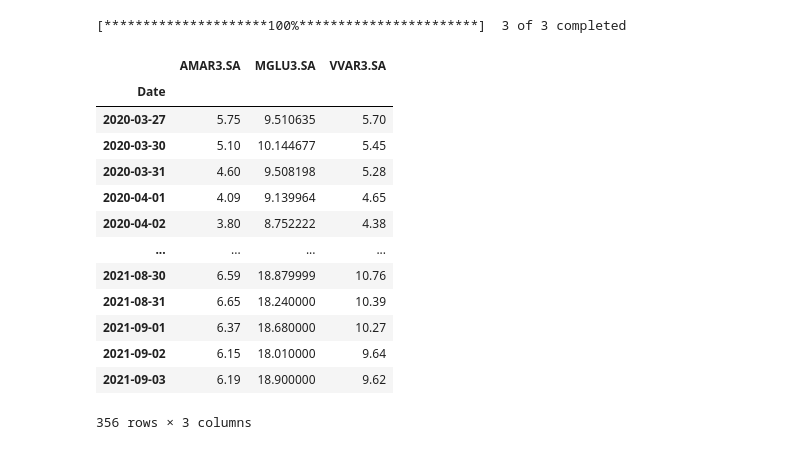
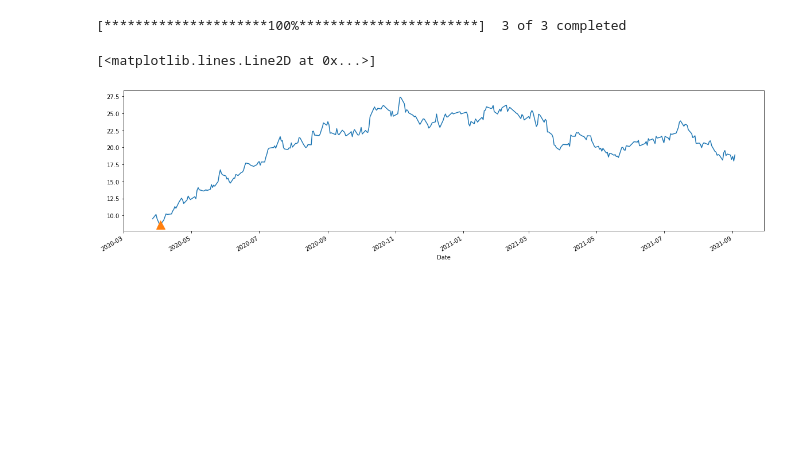
Before and after one commit to projeto-de-algoritmos/Greed_StocksProfit, a Jupyter notebook: StocksProfit.ipynb, the cells around one changed output. Saved outputs shown, nothing was run; the diff lists cells and outputs as text; code cells hidden in the pictures; blank space fills up the shorter version.

```diff
--- a/StocksProfit.ipynb
+++ b/StocksProfit.ipynb
@@ -12,19 +12,8 @@ data   = yf.download(VAREJO, start='2020-03-27')['Adj Close'].dropna()
 # %% [output]
 [*********************100%***********************]  3 of 3 completed
 # %%
-data
+data['MGLU3.SA'].plot(figsize=(20,5))
+plt.plot(data['MGLU3.SA'].sort_values().index[0], data['MGLU3.SA'].sort_values()[0], "^", markersize=15)
 # %% [output]
-|  | AMAR3.SA | MGLU3.SA | VVAR3.SA |
-| Date |  |  |  |
-| 2020-03-27 | 5.75 | 9.510635 | 5.70 |
-| 2020-03-30 | 5.10 | 10.144677 | 5.45 |
-| 2020-03-31 | 4.60 | 9.508198 | 5.28 |
-| 2020-04-01 | 4.09 | 9.139964 | 4.65 |
-| 2020-04-02 | 3.80 | 8.752222 | 4.38 |
-| ... | ... | ... | ... |
-| 2021-08-30 | 6.59 | 18.879999 | 10.76 |
-| 2021-08-31 | 6.65 | 18.240000 | 10.39 |
-| 2021-09-01 | 6.37 | 18.680000 | 10.27 |
-| 2021-09-02 | 6.15 | 18.010000 | 9.64 |
-| 2021-09-03 | 6.19 | 18.900000 | 9.62 |
-356 rows × 3 columns
+[<matplotlib.lines.Line2D at 0x...>]
+[figure, added]
```
